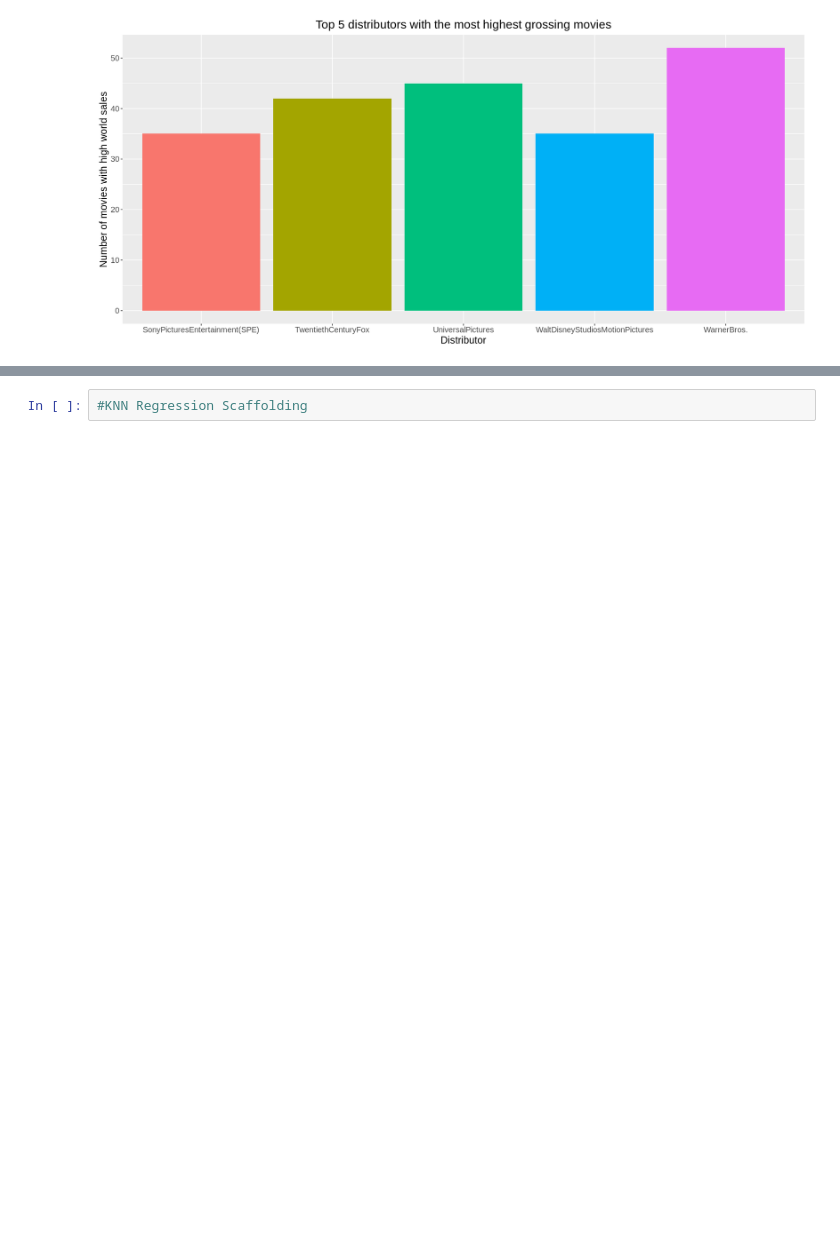
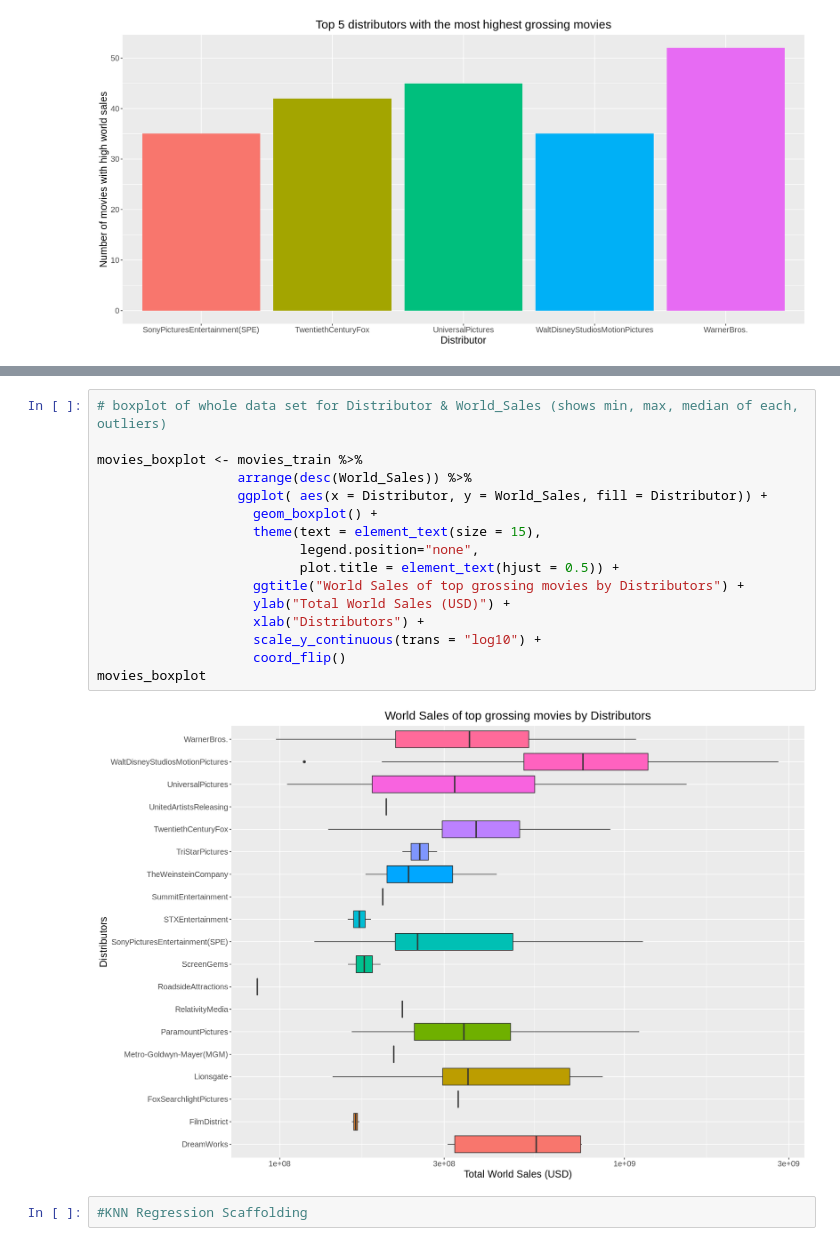
Before and after one commit to starsurfer87/DSCI100-Group-Project, a Jupyter notebook: project-proposal.ipynb, the cells around one changed output, grey strips where cells are left out. Drawn from its saved outputs; the diff is of its cells as text; blank space fills up the shorter version.

Commit message:
add a visualization for whole training dataset

```diff
--- a/project-proposal.ipynb
+++ b/project-proposal.ipynb
@@ -308,6 +308,24 @@ A data.frame: 209 × 7
 | Ted2 | UniversalPictures | 2015 | 215863606 | ['Comedy'] | R | 115 |
 | Zookeeper | SonyPicturesEntertainment(SPE) | 2011 | 169852759 | ['Comedy','Family','Fantasy','Rom... | PG | 102 |
 [figure]
+# %%
+# boxplot of whole data set for Distributor & World_Sales (shows min, max, median of each, outliers)
+
+movies_boxplot <- movies_train %>%
+                  arrange(desc(World_Sales)) %>%
+                  ggplot( aes(x = Distributor, y = World_Sales, fill = Distributor)) +
+                    geom_boxplot() +
+                    theme(text = element_text(size = 15),
+                          legend.position="none",
+                          plot.title = element_text(hjust = 0.5)) +
+                    ggtitle("World Sales of top grossing movies by Distributors") +
+                    ylab("Total World Sales (USD)") +
+                    xlab("Distributors") +
+                    scale_y_continuous(trans = "log10") +
+                    coord_flip()
+movies_boxplot
+# %% [output]
+[figure, added]
 # %%
 #KNN Regression Scaffolding
 # %% [markdown]
```
Also changed, not shown: parts of 1 cell of this notebook.
